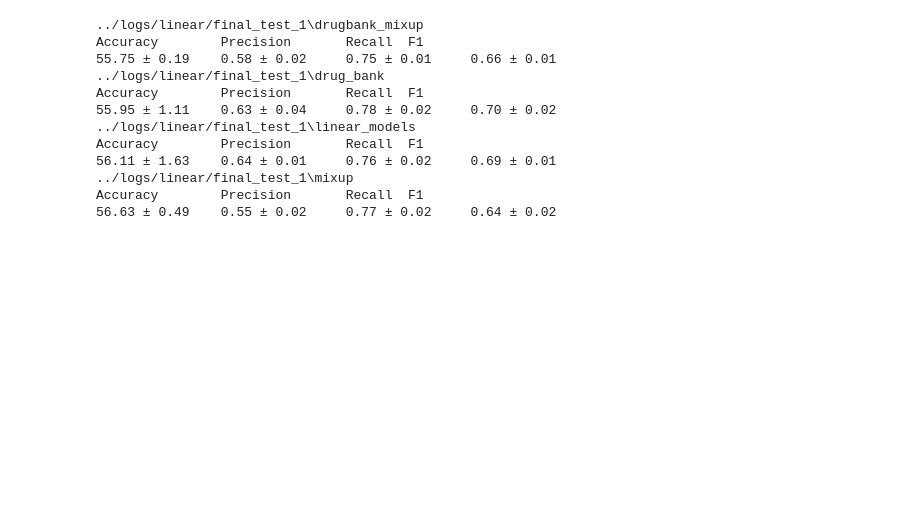
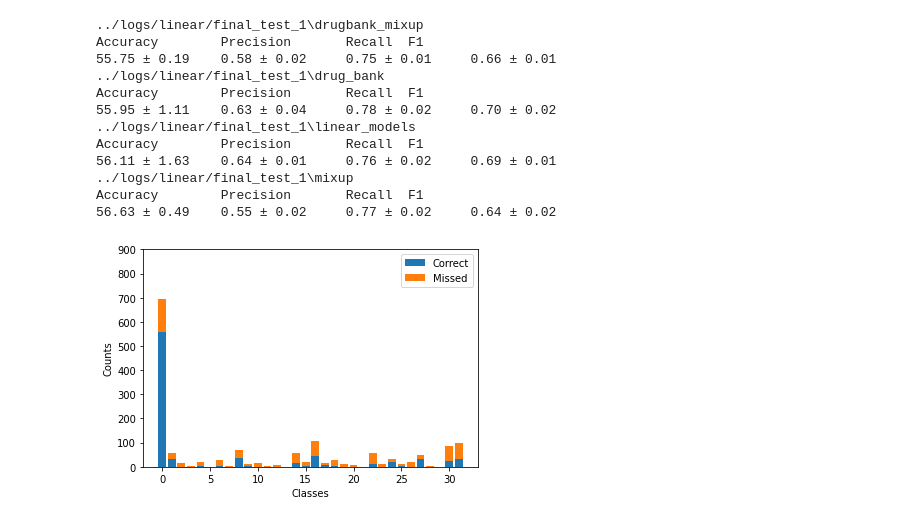
Before and after one commit to XieResearchGroup/PLANS, a Jupyter notebook: notebooks/evaluation.ipynb, the cells around one changed output. Cells and saved outputs as stored; diff of their text form; code cells hidden in the pictures; blank space fills up the shorter version.

```diff
--- a/notebooks/evaluation.ipynb
+++ b/notebooks/evaluation.ipynb
@@ -180,3 +180,10 @@ Accuracy        Precision       Recall  F1
 ../logs/linear/final_test_1\mixup
 Accuracy        Precision       Recall  F1
 56.63 ± 0.49    0.55 ± 0.02     0.77 ± 0.02     0.64 ± 0.02
+# %%
+path = r"..\logs\full_download_from_DGX\balance\20200302_071550"
+tle = TrainingLogEvaluator(os.path.join(path, "logs.txt"))
+# %%
+tle.plot_classwise_prediction_bars(save_name=os.path.join(path, "correct_counts.png"), ylim=[0, 900])
+# %% [output]
+[figure, added]
```
Also changed, not shown: parts of 3 cells of this notebook.
